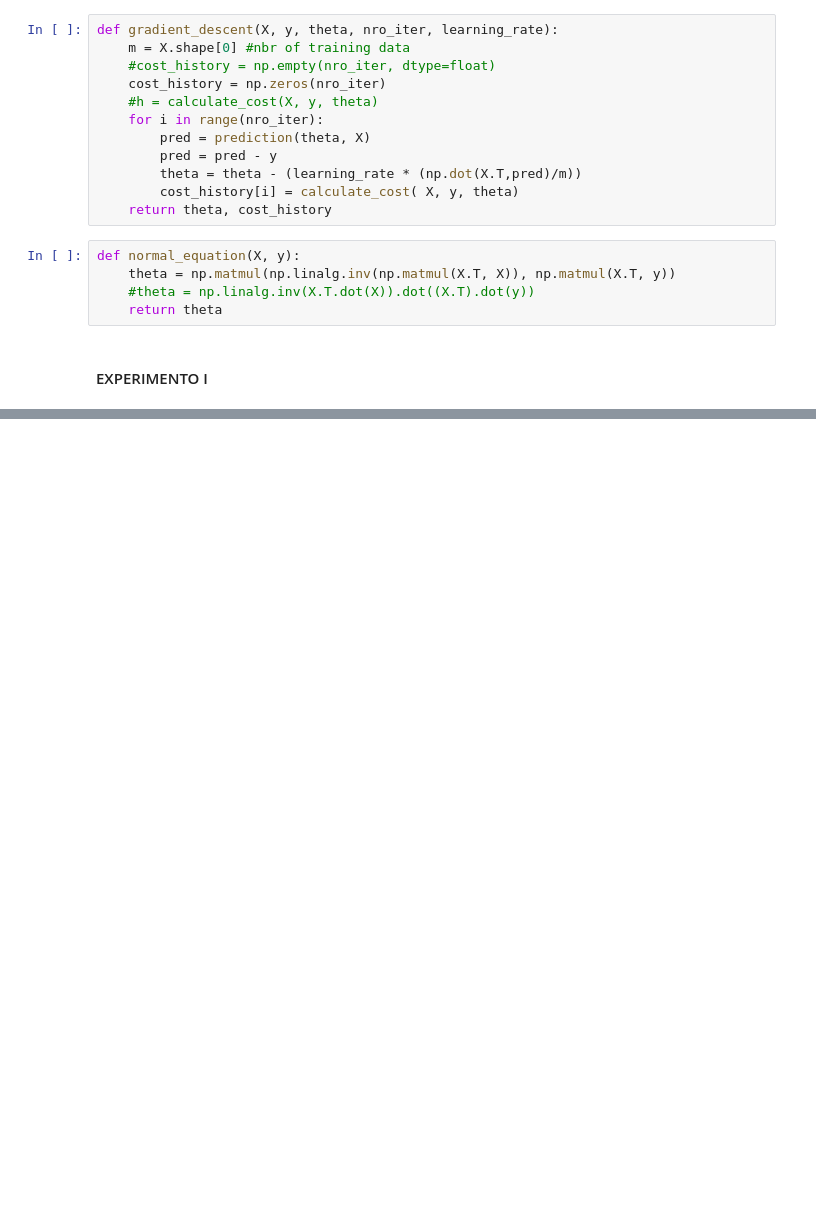
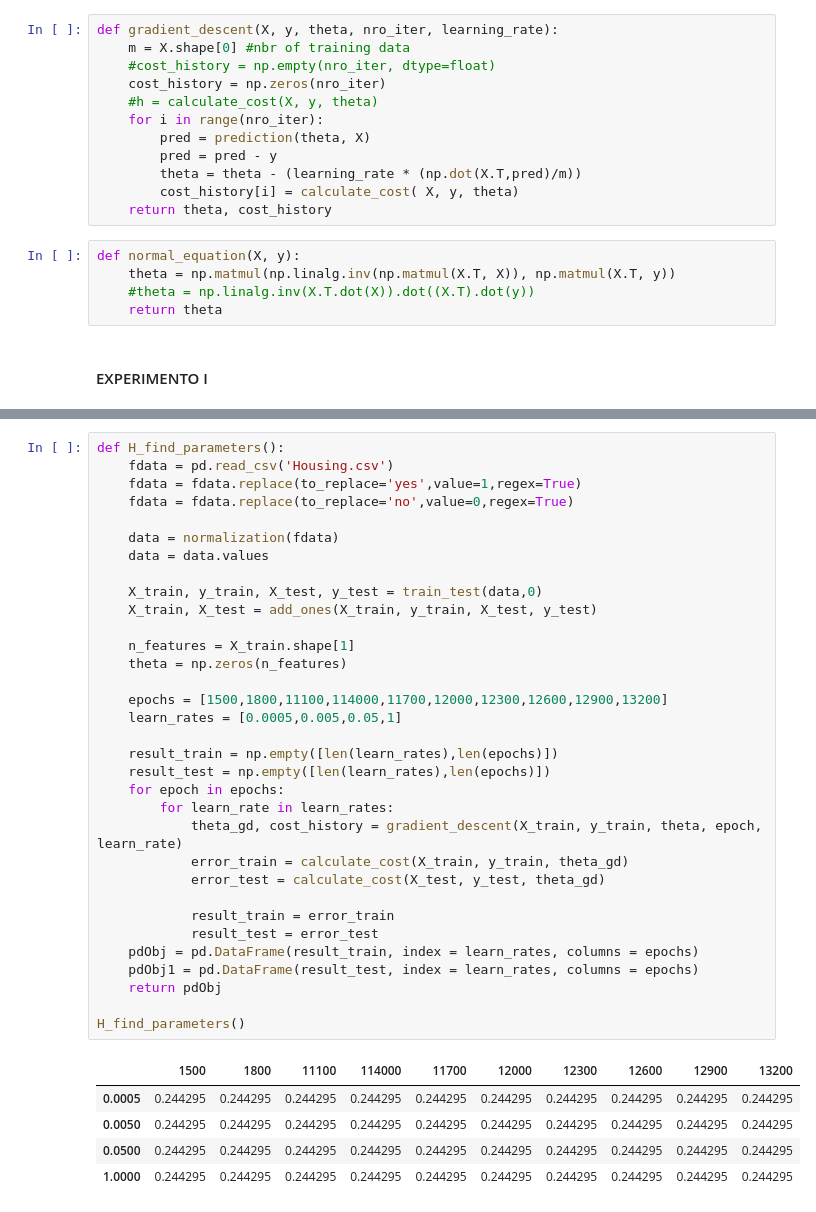
Before and after one commit to anabeL19/TOP-AI, a Jupyter notebook: Prac - Lab I/Lab1 - Regresión lineal.ipynb, the cells around one changed output, grey strips where cells are left out. Drawn from its saved outputs; the diff is of its cells as text; blank space fills up the shorter version.

```diff
--- a/Prac - Lab I/Lab1 - Regresión lineal.ipynb
+++ b/Prac - Lab I/Lab1 - Regresión lineal.ipynb
@@ -178 +179,40 @@ Weights of gradient_descent - testing data:  [-0.08660972 -0.09203601 -0.3668704
 ... (8 outputs left out)
+# %%
+def H_find_parameters():
+    fdata = pd.read_csv('Housing.csv')
+    fdata = fdata.replace(to_replace='yes',value=1,regex=True)
+    fdata = fdata.replace(to_replace='no',value=0,regex=True)
+
+    data = normalization(fdata)
+    data = data.values
+
+    X_train, y_train, X_test, y_test = train_test(data,0)
+    X_train, X_test = add_ones(X_train, y_train, X_test, y_test)
+
+    n_features = X_train.shape[1]
+    theta = np.zeros(n_features)
+
+    epochs = [1500,1800,11100,114000,11700,12000,12300,12600,12900,13200]
+    learn_rates = [0.0005,0.005,0.05,1]
+
+    result_train = np.empty([len(learn_rates),len(epochs)])
+    result_test = np.empty([len(learn_rates),len(epochs)])
+    for epoch in epochs:
+        for learn_rate in learn_rates:
+            theta_gd, cost_history = gradient_descent(X_train, y_train, theta, epoch, learn_rate)
+            error_train = calculate_cost(X_train, y_train, theta_gd)
+            error_test = calculate_cost(X_test, y_test, theta_gd)
+
+            result_train = error_train
+            result_test = error_test
+    pdObj = pd.DataFrame(result_train, index = learn_rates, columns = epochs)
+    pdObj1 = pd.DataFrame(result_test, index = learn_rates, columns = epochs)
+    return pdObj
+
+H_find_parameters()
+# %% [output]
+|  | 1500 | 1800 | 11100 | 114000 | 11700 | 12000 | 12300 | 12600 | 12900 | 13200 |
+| 0.0005 | 0.244295 | 0.244295 | 0.244295 | 0.244295 | 0.244295 | 0.244295 | 0.244295 | 0.244295 | 0.244295 | 0.244295 |
+| 0.0050 | 0.244295 | 0.244295 | 0.244295 | 0.244295 | 0.244295 | 0.244295 | 0.244295 | 0.244295 | 0.244295 | 0.244295 |
+| 0.0500 | 0.244295 | 0.244295 | 0.244295 | 0.244295 | 0.244295 | 0.244295 | 0.244295 | 0.244295 | 0.244295 | 0.244295 |
+| 1.0000 | 0.244295 | 0.244295 | 0.244295 | 0.244295 | 0.244295 | 0.244295 | 0.244295 | 0.244295 | 0.244295 | 0.244295 |
```
Also changed, not shown: parts of 5 cells of this notebook, 1 other file.
